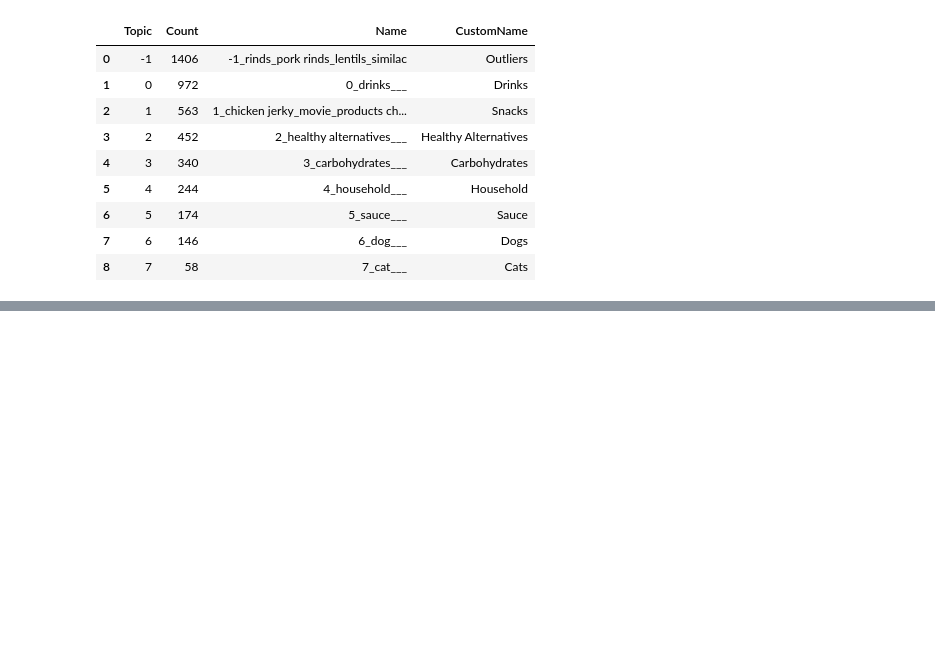
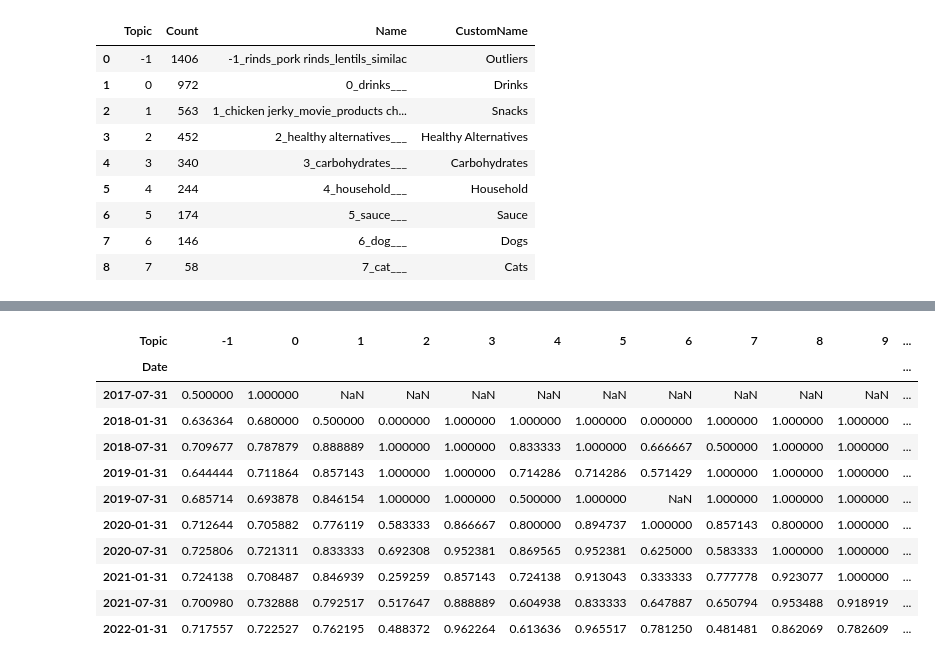
Before and after one commit to JiaJun98/DSA4263_DSApes, a Jupyter notebook: topic_modelling/bert/bertopic.ipynb, the cells around one changed output, grey strips where cells are left out. Drawn from its saved outputs; the diff is of its cells as text; code cells hidden in the pictures; blank space fills up the shorter version.

```diff
--- a/topic_modelling/bert/bertopic.ipynb
+++ b/topic_modelling/bert/bertopic.ipynb
@@ -291,0 +236,2 @@ topic_model = BERTopic.load("bertopic_model")
+# %%
+sent_df = sent_df.append(df)
@@ -291,0 +254,5 @@ topic_model = BERTopic.load("bertopic_model")
+# %%
+group_df_time =sent_df.groupby(['Topic', pd.Grouper(freq="6M",key='Date')]).agg(Positive=('Sentiment', np.sum), Count = ('Sentiment', len), Avg=('Sentiment', lambda x: x.sum()/len(x)))
+#Count positive and negative sentiment, positive/total, use this value to see how it changes
+# %%
+group_df_time.reset_index(inplace=True)
@@ -291,0 +275,17 @@ topic_model = BERTopic.load("bertopic_model")
+# %%
+pivot_df_time = group_df_time.pivot(index='Date',columns='Topic', values='Avg')
+# %%
+pivot_df_time
+# %% [output]
+| Topic | -1 | 0 | 1 | 2 | 3 | 4 | 5 | 6 | 7 | 8 | 9 | ... |
+| Date |  |  |  |  |  |  |  |  |  |  |  | ... |
+| 2017-07-31 | 0.500000 | 1.000000 | NaN | NaN | NaN | NaN | NaN | NaN | NaN | NaN | NaN | ... |
+| 2018-01-31 | 0.636364 | 0.680000 | 0.500000 | 0.000000 | 1.000000 | 1.000000 | 1.000000 | 0.000000 | 1.000000 | 1.000000 | 1.000000 | ... |
+| 2018-07-31 | 0.709677 | 0.787879 | 0.888889 | 1.000000 | 1.000000 | 0.833333 | 1.000000 | 0.666667 | 0.500000 | 1.000000 | 1.000000 | ... |
+| 2019-01-31 | 0.644444 | 0.711864 | 0.857143 | 1.000000 | 1.000000 | 0.714286 | 0.714286 | 0.571429 | 1.000000 | 1.000000 | 1.000000 | ... |
+| 2019-07-31 | 0.685714 | 0.693878 | 0.846154 | 1.000000 | 1.000000 | 0.500000 | 1.000000 | NaN | 1.000000 | 1.000000 | 1.000000 | ... |
+| 2020-01-31 | 0.712644 | 0.705882 | 0.776119 | 0.583333 | 0.866667 | 0.800000 | 0.894737 | 1.000000 | 0.857143 | 0.800000 | 1.000000 | ... |
+| 2020-07-31 | 0.725806 | 0.721311 | 0.833333 | 0.692308 | 0.952381 | 0.869565 | 0.952381 | 0.625000 | 0.583333 | 1.000000 | 1.000000 | ... |
+| 2021-01-31 | 0.724138 | 0.708487 | 0.846939 | 0.259259 | 0.857143 | 0.724138 | 0.913043 | 0.333333 | 0.777778 | 0.923077 | 1.000000 | ... |
+| 2021-07-31 | 0.700980 | 0.732888 | 0.792517 | 0.517647 | 0.888889 | 0.604938 | 0.833333 | 0.647887 | 0.650794 | 0.953488 | 0.918919 | ... |
+| 2022-01-31 | 0.717557 | 0.722527 | 0.762195 | 0.488372 | 0.962264 | 0.613636 | 0.965517 | 0.781250 | 0.481481 | 0.862069 | 0.782609 | ... |
```
Also changed, not shown: parts of 26 cells of this notebook, 1 other file.
